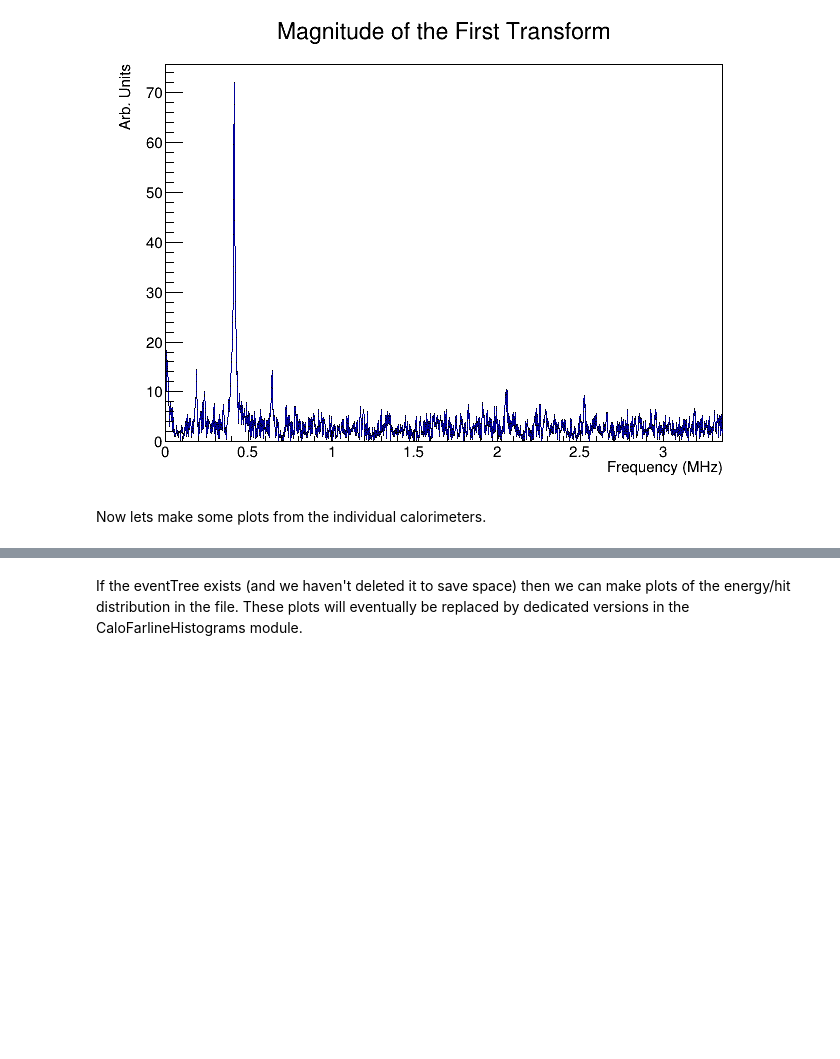
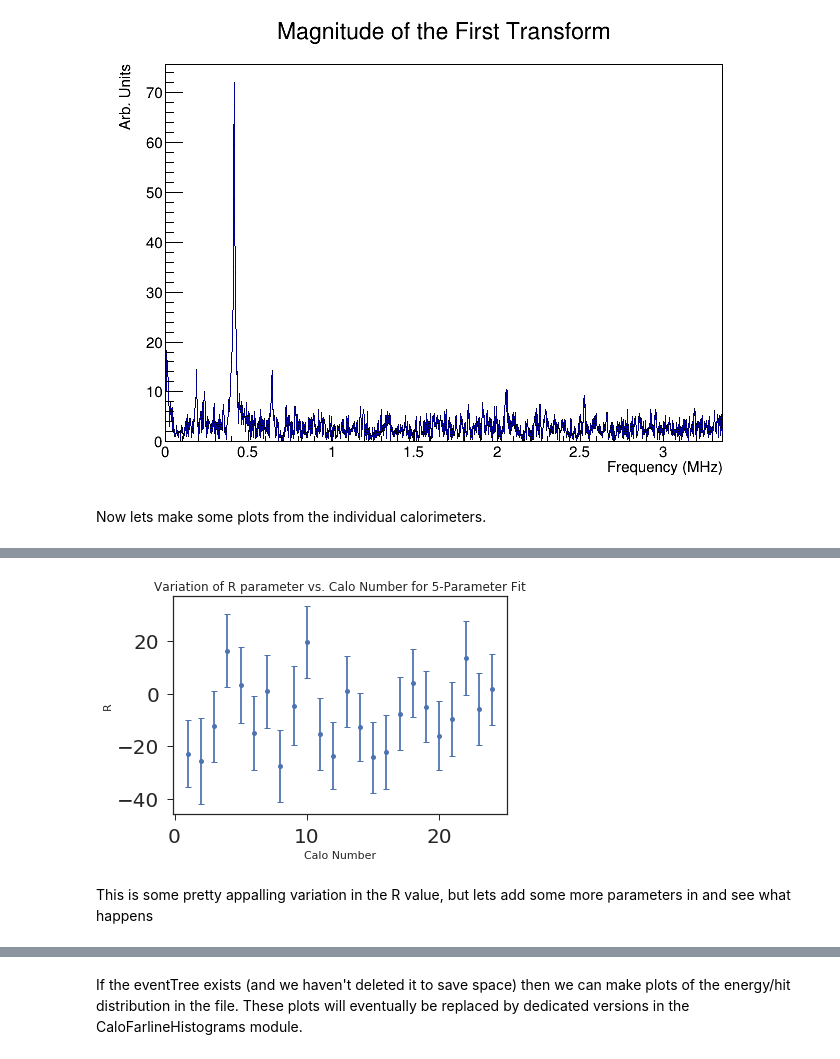
Before and after one commit to jlabounty/g-2, a Jupyter notebook: productionFeedback/productionFeedback_Farline.ipynb, the cells around one changed output, grey strips where cells are left out. Drawn from its saved outputs; the diff is of its cells as text; code cells hidden in the pictures; blank space fills up the shorter version.

```diff
--- a/productionFeedback/productionFeedback_Farline.ipynb
+++ b/productionFeedback/productionFeedback_Farline.ipynb
@@ -256,6 +259,9 @@ Info in <TCanvas::Print>: png file ./images/v9_05_00_5ParamResiduals.png has bee
 Now lets make some plots from the individual calorimeters.
 # %%
 caloNum = 1
+
+wiggleFitParamVec = []
+
 for caloNum in range(1,25):
     print("Starting Calo", caloNum)
 
@@ -283,6 +289,8 @@ for caloNum in range(1,25):
 
     caloiWiggle.Fit("func","REM")
 
+    wiggleFitParamVec.append( ( func.GetParameter(3) , func.GetParError(3) ) )
+
     c4.cd(4)
     caloiTimes = f.Get("farline").Get("calo"+str(caloNum)).Get("times").Clone()
     caloiTimes.GetXaxis().SetRangeUser(0,60000)
@@ -342,3 +350,15 @@ Info in <TCanvas::Print>: png file ./images/v9_05_00_calo23_FullSet.png has been
 Warning in <TCanvas::Constructor>: Deleting canvas with same name: c4
 Info in <TCanvas::Print>: png file ./images/v9_05_00_calo24_FullSet.png has been created
 [figure]
+# %%
+pars, parErrs = zip(*wiggleFitParamVec)
+calos = [x for x in range(1,25)]
+plt.errorbar(x=calos,y=pars,yerr=parErrs,ls='none',capsize=3,capthick=1,marker='o',markersize=5)
+plt.title("Variation of R parameter vs. Calo Number for 5-Parameter Fit")
+plt.xlabel("Calo Number")
+plt.ylabel("R")
+plt.show()
+# %% [output]
+[figure, added]
+# %% [markdown]
+This is some pretty appalling variation in the R value, but lets add some more parameters in and see what happens
```
Also changed, not shown: parts of 11 cells of this notebook.
